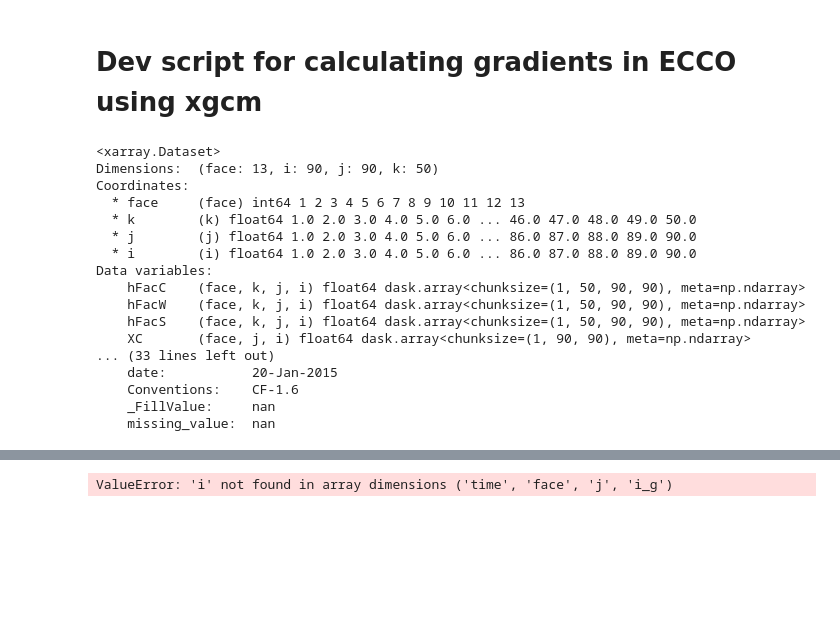
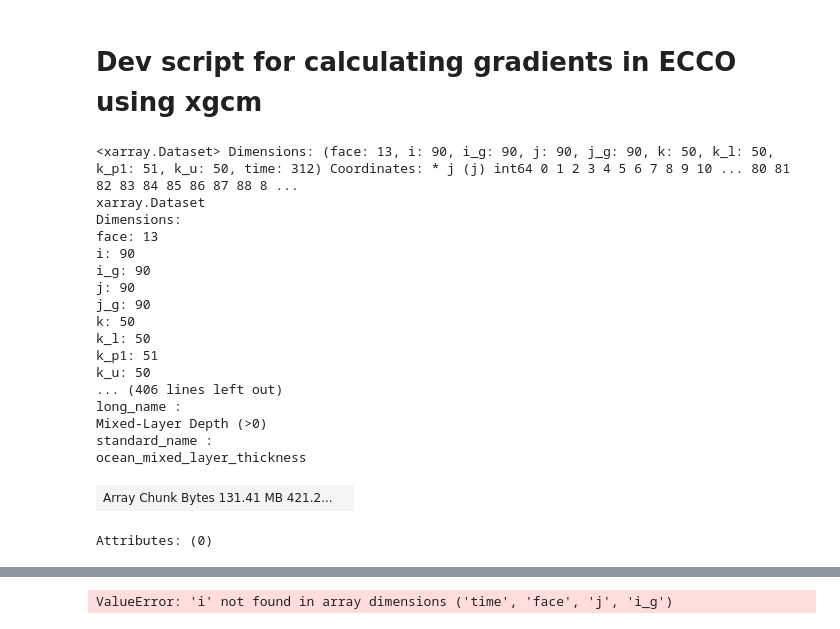
Before and after one commit to gmacgilchrist/wmt_bgc, a Jupyter notebook: notebooks/dev_ECCOv4-xgcm.ipynb, the cells around one changed output, grey strips where cells are left out. Saved outputs shown, nothing was run; the diff lists cells and outputs as text; code cells hidden in the pictures; blank space fills up the shorter version.

```diff
--- a/notebooks/dev_ECCOv4-xgcm.ipynb
+++ b/notebooks/dev_ECCOv4-xgcm.ipynb
@@ -20,37 +20,40 @@ Q = Q.rename({'tile':'face'}).drop(['XC','YC','timestep','time_bnds'])
 # %%
-# rootdir = '/home/gmacgilchrist/data/ECCO/'
-# filename = 'ECCO-GRID.nc'
-# grid = xr.open_dataset(rootdir+filename)
+rootdir = '/home/gmacgilchrist/data/ECCO/'
+filename = 'ECCO-GRID.nc'
+grid = xr.open_dataset(rootdir+filename)
+grid = grid.rename({'tile':'face'})
+# def preprocess(ds):
+#     dsnew = ds.copy()
+#     dsnew = dsnew.expand_dims({'face':[int(ds.encoding["source"][41:45])]})
+#     return dsnew
+# localdir = 'nctiles_grid/'
+# filename = 'GRID.*.nc'
+# grid = xr.open_mfdataset(rootdir+localdir+filename, preprocess=preprocess)
+# grid = grid.rename({'i1':'k','i2':'j','i3':'i'})
 # grid
-def preprocess(ds):
-    dsnew = ds.copy()
-    dsnew = dsnew.expand_dims({'face':[int(ds.encoding["source"][41:45])]})
-    return dsnew
-localdir = 'nctiles_grid/'
-filename = 'GRID.*.nc'
-grid = xr.open_mfdataset(rootdir+localdir+filename, preprocess=preprocess)
-grid = grid.rename({'i1':'k','i2':'j','i3':'i'})
-grid
-# %% [output]
-<xarray.Dataset>
-Dimensions:  (face: 13, i: 90, j: 90, k: 50)
-Coordinates:
-  * face     (face) int64 1 2 3 4 5 6 7 8 9 10 11 12 13
-  * k        (k) float64 1.0 2.0 3.0 4.0 5.0 6.0 ... 46.0 47.0 48.0 49.0 50.0
-  * j        (j) float64 1.0 2.0 3.0 4.0 5.0 6.0 ... 86.0 87.0 88.0 89.0 90.0
-  * i        (i) float64 1.0 2.0 3.0 4.0 5.0 6.0 ... 86.0 87.0 88.0 89.0 90.0
-Data variables:
-    hFacC    (face, k, j, i) float64 dask.array<chunksize=(1, 50, 90, 90), meta=np.ndarray>
-    hFacW    (face, k, j, i) float64 dask.array<chunksize=(1, 50, 90, 90), meta=np.ndarray>
-    hFacS    (face, k, j, i) float64 dask.array<chunksize=(1, 50, 90, 90), meta=np.ndarray>
-    XC       (face, j, i) float64 dask.array<chunksize=(1, 90, 90), meta=np.ndarray>
-... (33 lines left out)
-    date:           20-Jan-2015
-    Conventions:    CF-1.6
-    _FillValue:     nan
-    missing_value:  nan
 # %%
-ds = xr.merge([Q,grid])
+ds = xr.merge([v,grid])
+ds
+# %% [output]
+<xarray.Dataset> Dimensions: (face: 13, i: 90, i_g: 90, j: 90, j_g: 90, k: 50, k_l: 50, k_p1: 51, k_u: 50, time: 312) Coordinates: * j (j) int64 0 1 2 3 4 5 6 7 8 9 10 ... 80 81 82 83 84 85 86 87 88 8 ...
+xarray.Dataset
+Dimensions:
+face: 13
+i: 90
+i_g: 90
+j: 90
+j_g: 90
+k: 50
+k_l: 50
+k_p1: 51
+k_u: 50
+... (406 lines left out)
+long_name :
+Mixed-Layer Depth (>0)
+standard_name :
+ocean_mixed_layer_thickness
+| Array Chunk Bytes 131.41 MB 421.2... |  |
+Attributes: (0)
 # %%
 ds['MXLDEPTH'].isel(time=0).plot(col='face', col_wrap=5, robust = True)
 # %% [output]
```
Also changed, not shown: parts of 6 cells of this notebook.
